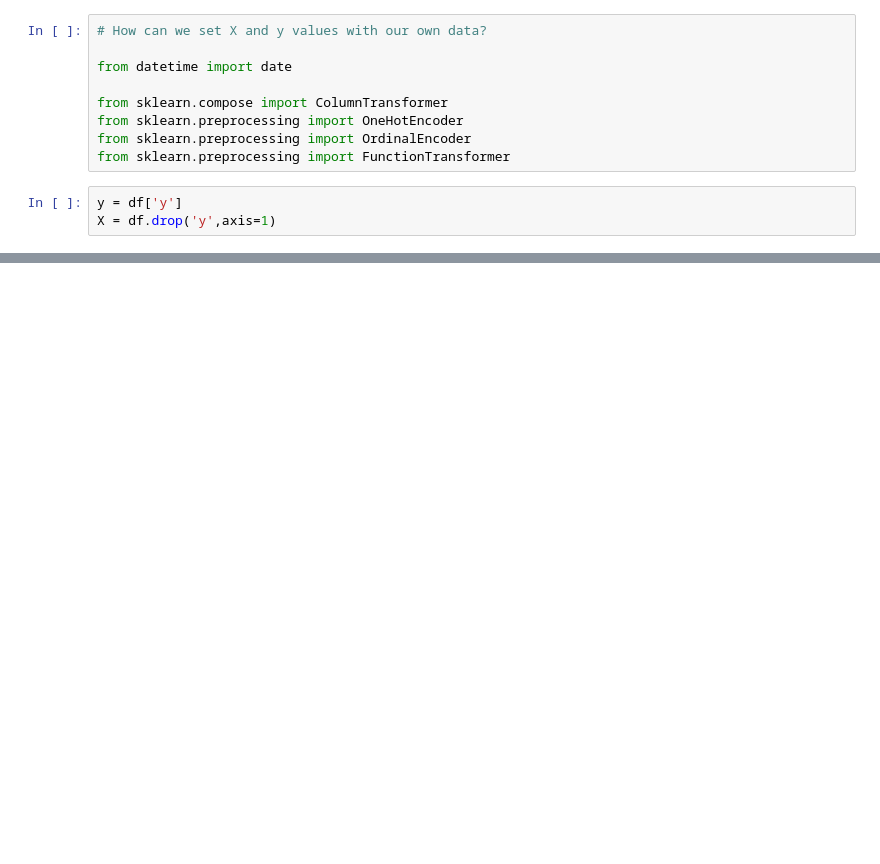
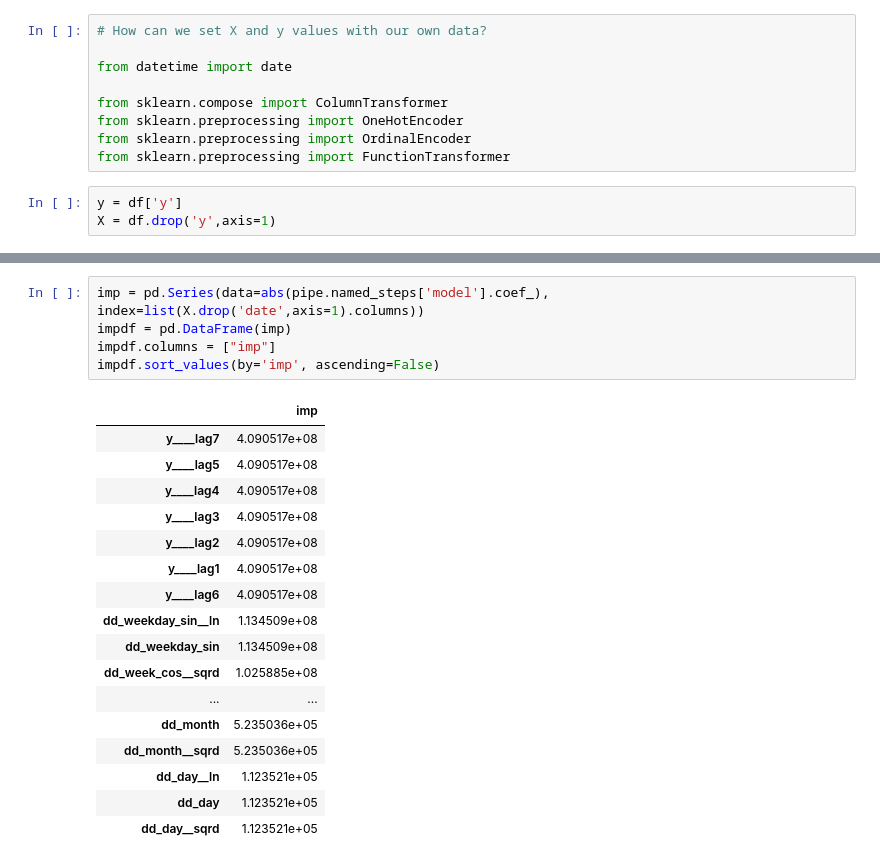
Before and after one commit to jfsalzmann/gasprices, a Jupyter notebook: learning/midterm_fixed_simple_sarima.ipynb, the cells around one changed output, grey strips where cells are left out. Drawn from its saved outputs; the diff is of its cells as text; blank space fills up the shorter version.

```diff
--- a/learning/midterm_fixed_simple_sarima.ipynb
+++ b/learning/midterm_fixed_simple_sarima.ipynb
@@ -130,0 +131,23 @@ R squared: 0.8918136105633688
+# %%
+imp = pd.Series(data=abs(pipe.named_steps['model'].coef_), index=list(X.drop('date',axis=1).columns))
+impdf = pd.DataFrame(imp)
+impdf.columns = ["imp"]
+impdf.sort_values(by='imp', ascending=False)
+# %% [output]
+|  | imp |
+| y____lag7 | 4.090517e+08 |
+| y____lag5 | 4.090517e+08 |
+| y____lag4 | 4.090517e+08 |
+| y____lag3 | 4.090517e+08 |
+| y____lag2 | 4.090517e+08 |
+| y____lag1 | 4.090517e+08 |
+| y____lag6 | 4.090517e+08 |
+| dd_weekday_sin__ln | 1.134509e+08 |
+| dd_weekday_sin | 1.134509e+08 |
+| dd_week_cos__sqrd | 1.025885e+08 |
+| ... | ... |
+| dd_month | 5.235036e+05 |
+| dd_month__sqrd | 5.235036e+05 |
+| dd_day__ln | 1.123521e+05 |
+| dd_day | 1.123521e+05 |
+| dd_day__sqrd | 1.123521e+05 |
```
Also changed, not shown: parts of 9 cells of this notebook.
